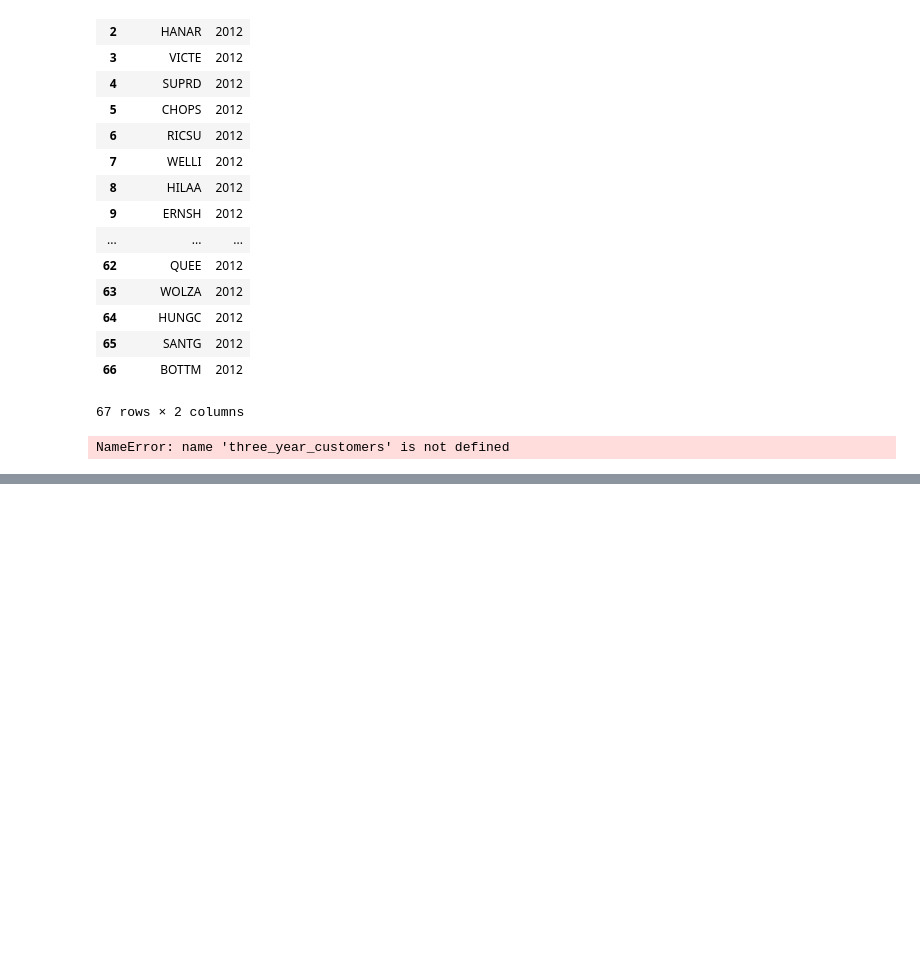
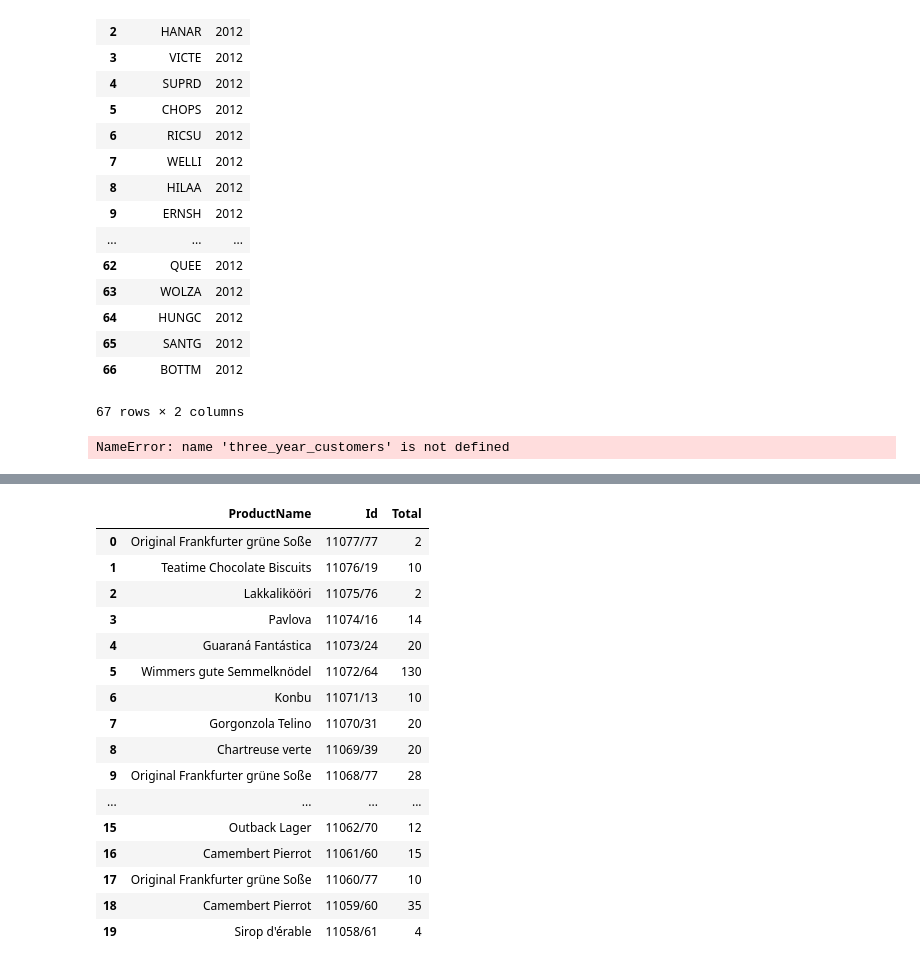
Before and after one commit to MagicMilly/dsc-2-final-project-online-ds-ft-100118, a Jupyter notebook: student.ipynb, the cells around one changed output, grey strips where cells are left out. Drawn from its saved outputs; the diff is of its cells as text; code cells hidden in the pictures; blank space fills up the shorter version.

```diff
--- a/student.ipynb
+++ b/student.ipynb
@@ -1262,0 +1400,23 @@ d
+# %%
+all_stuff_sold_ever = pd.read_sql_query('SELECT Product.ProductName, OrderDetail.Id, OrderDetail.Quantity as Total FROM \
+Product INNER JOIN OrderDetail ON Product.Id = OrderDetail.ProductId GROUP BY OrderDetail.OrderId ORDER BY \
+OrderDetail.Id DESC;', conn)
+all_stuff_sold_ever.head(20)
+# %% [output]
+|  | ProductName | Id | Total |
+| 0 | Original Frankfurter grüne Soße | 11077/77 | 2 |
+| 1 | Teatime Chocolate Biscuits | 11076/19 | 10 |
+| 2 | Lakkalikööri | 11075/76 | 2 |
+| 3 | Pavlova | 11074/16 | 14 |
+| 4 | Guaraná Fantástica | 11073/24 | 20 |
+| 5 | Wimmers gute Semmelknödel | 11072/64 | 130 |
+| 6 | Konbu | 11071/13 | 10 |
+| 7 | Gorgonzola Telino | 11070/31 | 20 |
+| 8 | Chartreuse verte | 11069/39 | 20 |
+| 9 | Original Frankfurter grüne Soße | 11068/77 | 28 |
+| ... | ... | ... | ... |
+| 15 | Outback Lager | 11062/70 | 12 |
+| 16 | Camembert Pierrot | 11061/60 | 15 |
+| 17 | Original Frankfurter grüne Soße | 11060/77 | 10 |
+| 18 | Camembert Pierrot | 11059/60 | 35 |
+| 19 | Sirop d'érable | 11058/61 | 4 |
```
Also changed, not shown: parts of 17 cells of this notebook.
